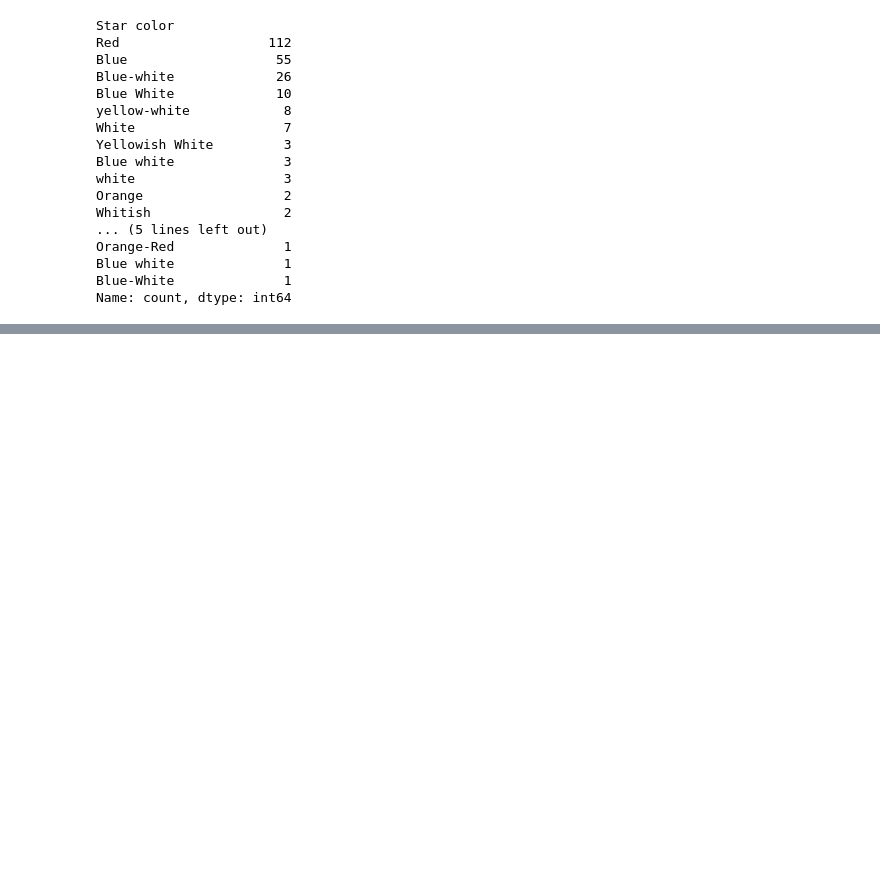
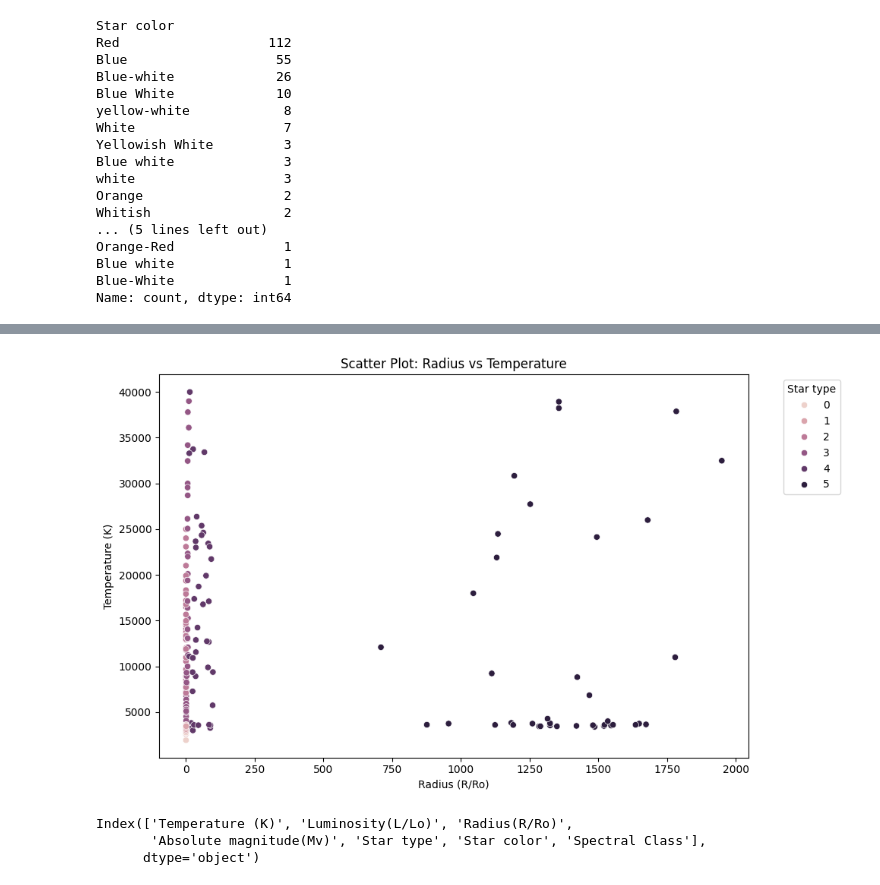
Before and after one commit to intermurphi/astropy, a Jupyter notebook: research/notebook.ipynb, the cells around one changed output, grey strips where cells are left out. Saved outputs shown, nothing was run; the diff lists cells and outputs as text; code cells hidden in the pictures; blank space fills up the shorter version.

```diff
--- a/research/notebook.ipynb
+++ b/research/notebook.ipynb
@@ -27,0 +125,23 @@ Name: count, dtype: int64
+# %%
+plt.figure(figsize=(10, 6))
+sns.scatterplot(data=df, x="Radius(R/Ro)", y="Temperature (K)", hue="Star type")
+plt.title("Scatter Plot: Radius vs Temperature")
+plt.xlabel("Radius (R/Ro)")
+plt.ylabel("Temperature (K)")
+
+# Add legend if needed
+plt.legend(title="Star type", bbox_to_anchor=(1.05, 1), loc='upper left')
+
+# Adjust layout to prevent legend cutoff
+plt.tight_layout()
+
+# Display the plot
+plt.show()
+# %% [output]
+[figure, added]
+# %%
+df.columns
+# %% [output]
+Index(['Temperature (K)', 'Luminosity(L/Lo)', 'Radius(R/Ro)',
+       'Absolute magnitude(Mv)', 'Star type', 'Star color', 'Spectral Class'],
+      dtype='object')
```
Also changed, not shown: parts of 14 cells of this notebook.
